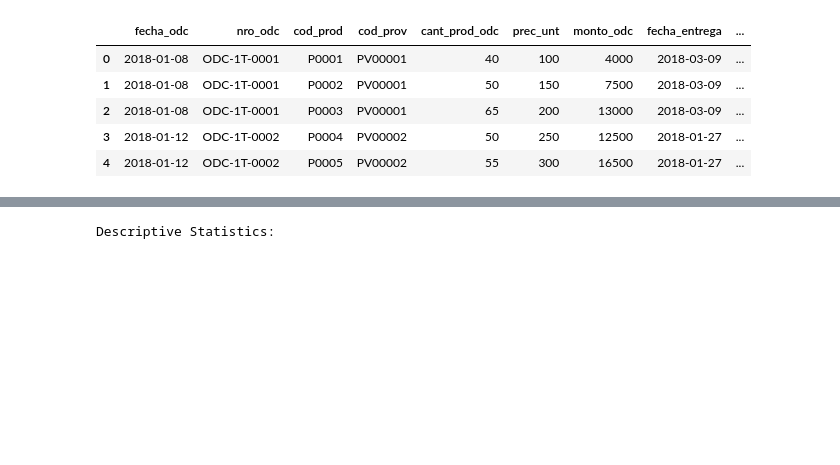
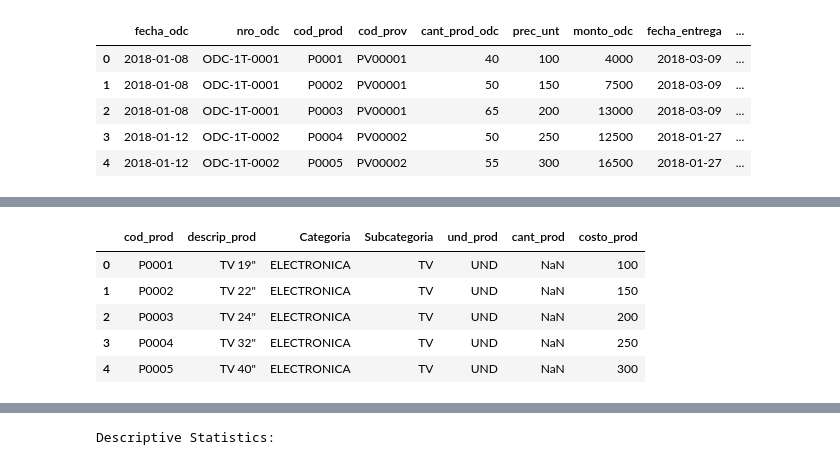
Before and after one commit to Jotis86/Supply-Chain-Project, a Jupyter notebook: notebook/data_cleaning.ipynb, the cells around one changed output, grey strips where cells are left out. Drawn from its saved outputs; the diff is of its cells as text; code cells hidden in the pictures; blank space fills up the shorter version.

```diff
--- a/notebook/data_cleaning.ipynb
+++ b/notebook/data_cleaning.ipynb
@@ -21,0 +35,9 @@ data.head()
+# %%
+productos.head()
+# %% [output]
+|  | cod_prod | descrip_prod | Categoria | Subcategoria | und_prod | cant_prod | costo_prod |
+| 0 | P0001 | TV 19" | ELECTRONICA | TV | UND | NaN | 100 |
+| 1 | P0002 | TV 22" | ELECTRONICA | TV | UND | NaN | 150 |
+| 2 | P0003 | TV 24" | ELECTRONICA | TV | UND | NaN | 200 |
+| 3 | P0004 | TV 32" | ELECTRONICA | TV | UND | NaN | 250 |
+| 4 | P0005 | TV 40" | ELECTRONICA | TV | UND | NaN | 300 |
```
Also changed, not shown: parts of 21 cells of this notebook.
